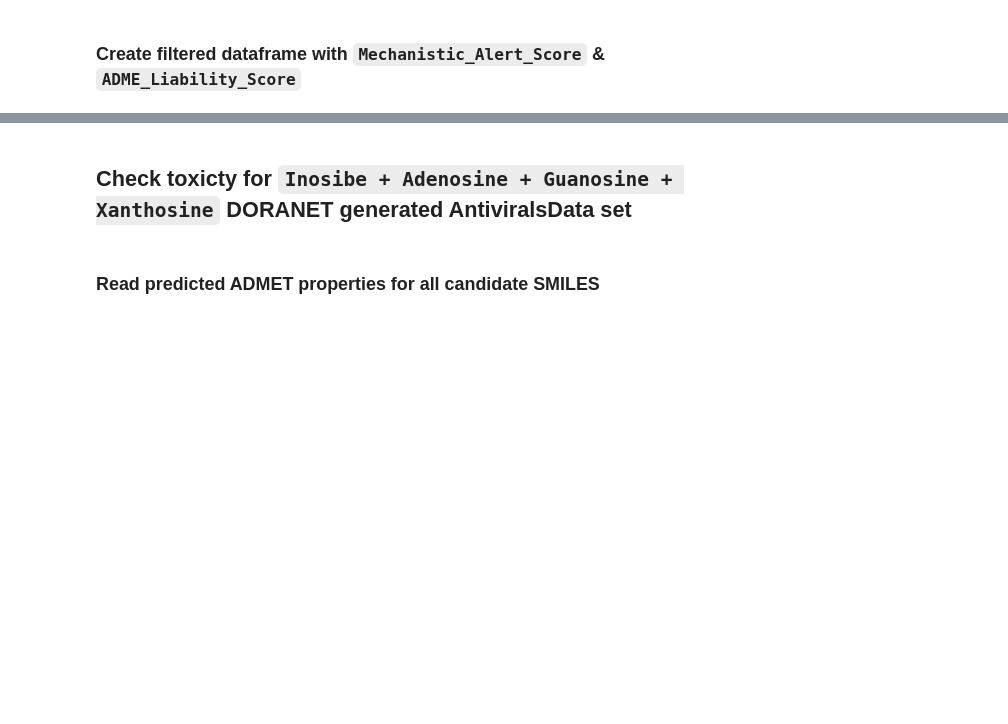
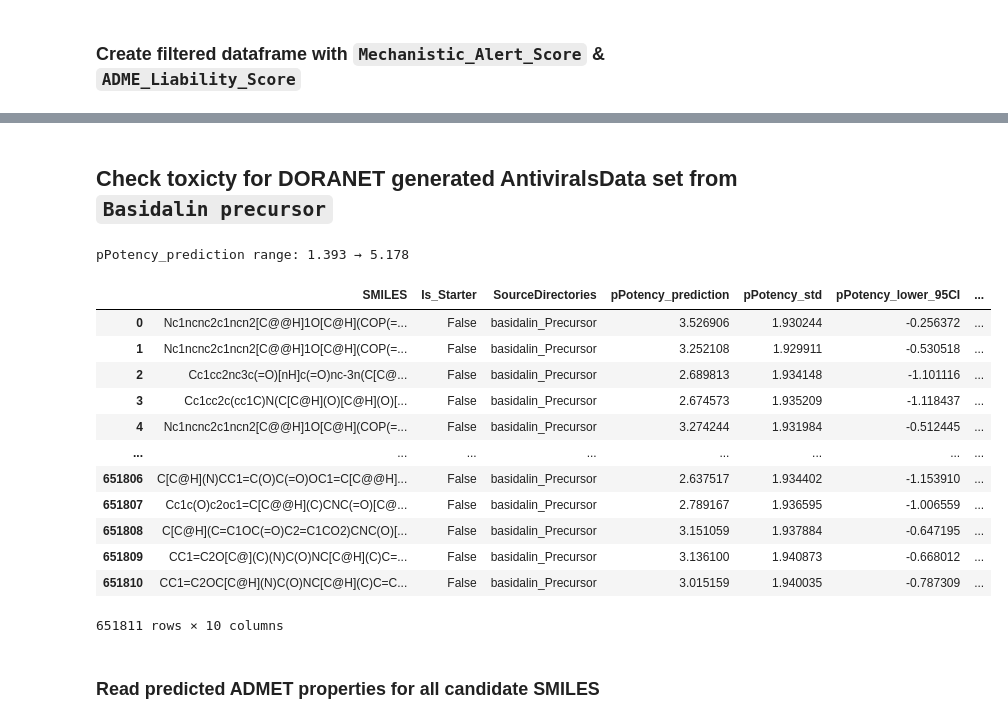
Before and after one commit to soumyadeepghosh35/DTRA_DrugDesign, a Jupyter notebook: DTRA_project_notebooks/Step6_Toxicity_BacillusAnthracis.ipynb, the cells around one changed output, grey strips where cells are left out. Drawn from its saved outputs; the diff is of its cells as text; code cells hidden in the pictures; blank space fills up the shorter version.

Commit message:
added support for pubchem data

```diff
--- a/DTRA_project_notebooks/Step6_Toxicity_BacillusAnthracis.ipynb
+++ b/DTRA_project_notebooks/Step6_Toxicity_BacillusAnthracis.ipynb
@@ -721,11 +833,26 @@ plt.show()
 # %% [markdown]
-## Check toxicty for `Inosibe + Adenosine + Guanosine + Xanthosine` DORANET generated AntiviralsData set
+## Check toxicty for DORANET generated AntiviralsData set from `Basidalin precursor`
 # %%
-BacillusAnthracisVirus_wART_allDORAnetGenerated_predicted_all = pd.read_csv(ARTresultsDir + 'BacillusAnthracis_allDORAnetGenerated_Antivirals_ARTprediction.csv')
+BacillusAnthracisVirus_wART_allDORAnetGenerated_predicted_all = pd.read_csv(ARTresultsDir + 'BacillusAnthracis_BasidalinPrecursorDORAnetGenerated_Antibiotic_ARTprediction.csv')
 max_val = BacillusAnthracisVirus_wART_allDORAnetGenerated_predicted_all['pPotency_prediction'].max()
 min_val = BacillusAnthracisVirus_wART_allDORAnetGenerated_predicted_all['pPotency_prediction'].min()
 print(f"pPotency_prediction range: {min_val:.3f} → {max_val:.3f}")
 BacillusAnthracisVirus_wART_allDORAnetGenerated_predicted_all
+# %% [output]
+pPotency_prediction range: 1.393 → 5.178
+|  | SMILES | Is_Starter | SourceDirectories | pPotency_prediction | pPotency_std | pPotency_lower_95CI | ... |
+| 0 | Nc1ncnc2c1ncn2[C@@H]1O[C@H](COP(=... | False | basidalin_Precursor | 3.526906 | 1.930244 | -0.256372 | ... |
+| 1 | Nc1ncnc2c1ncn2[C@@H]1O[C@H](COP(=... | False | basidalin_Precursor | 3.252108 | 1.929911 | -0.530518 | ... |
+| 2 | Cc1cc2nc3c(=O)[nH]c(=O)nc-3n(C[C@... | False | basidalin_Precursor | 2.689813 | 1.934148 | -1.101116 | ... |
+| 3 | Cc1cc2c(cc1C)N(C[C@H](O)[C@H](O)[... | False | basidalin_Precursor | 2.674573 | 1.935209 | -1.118437 | ... |
+| 4 | Nc1ncnc2c1ncn2[C@@H]1O[C@H](COP(=... | False | basidalin_Precursor | 3.274244 | 1.931984 | -0.512445 | ... |
+| ... | ... | ... | ... | ... | ... | ... | ... |
+| 651806 | C[C@H](N)CC1=C(O)C(=O)OC1=C[C@@H]... | False | basidalin_Precursor | 2.637517 | 1.934402 | -1.153910 | ... |
+| 651807 | Cc1c(O)c2oc1=C[C@@H](C)CNC(=O)[C@... | False | basidalin_Precursor | 2.789167 | 1.936595 | -1.006559 | ... |
+| 651808 | C[C@H](C=C1OC(=O)C2=C1CO2)CNC(O)[... | False | basidalin_Precursor | 3.151059 | 1.937884 | -0.647195 | ... |
+| 651809 | CC1=C2O[C@](C)(N)C(O)NC[C@H](C)C=... | False | basidalin_Precursor | 3.136100 | 1.940873 | -0.668012 | ... |
+| 651810 | CC1=C2OC[C@H](N)C(O)NC[C@H](C)C=C... | False | basidalin_Precursor | 3.015159 | 1.940035 | -0.787309 | ... |
+651811 rows × 10 columns
 # %% [markdown]
 ### Read predicted ADMET properties for all candidate SMILES
 # %%
```
Also changed, not shown: parts of 31 cells of this notebook, 3 other files.
